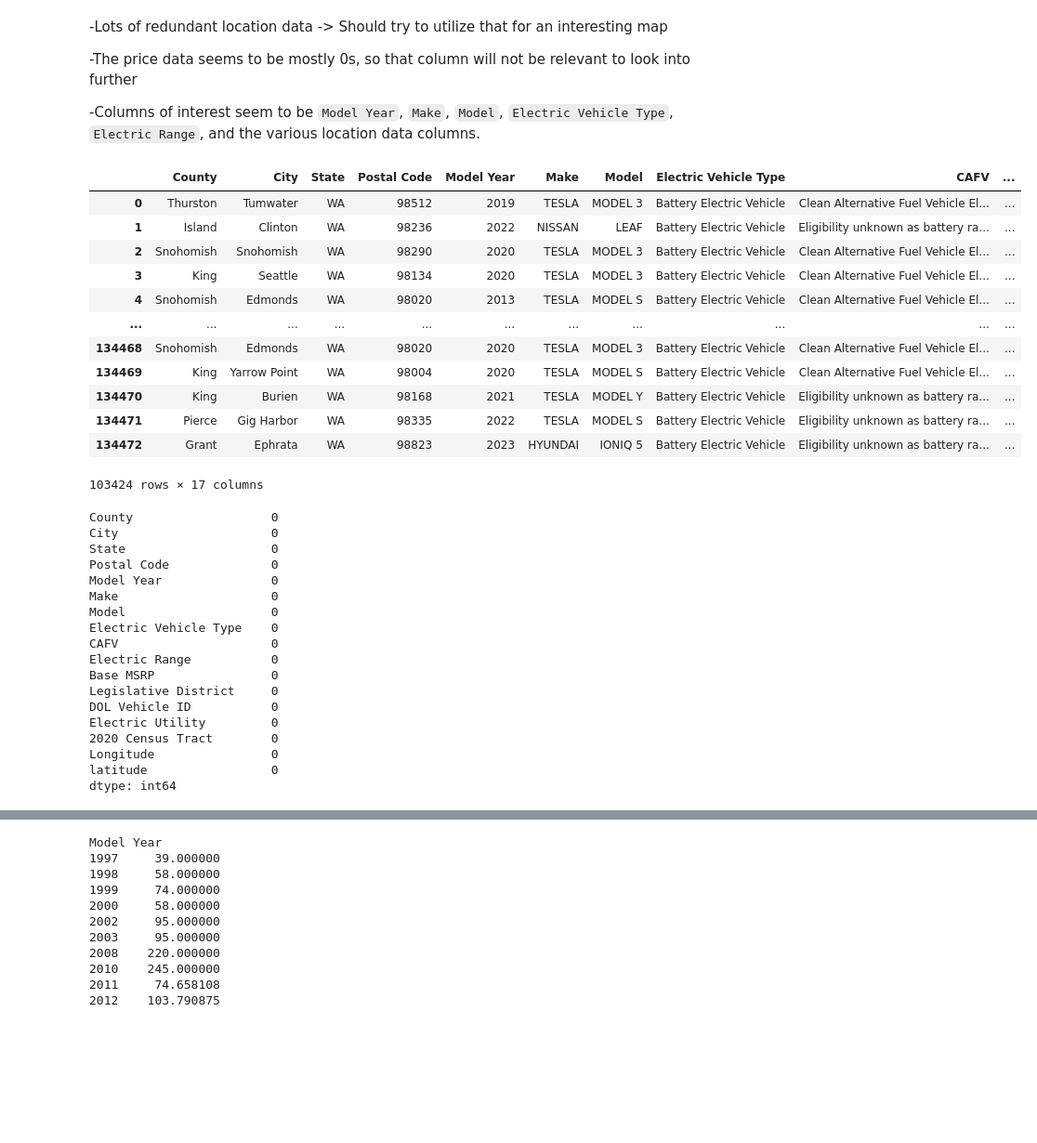
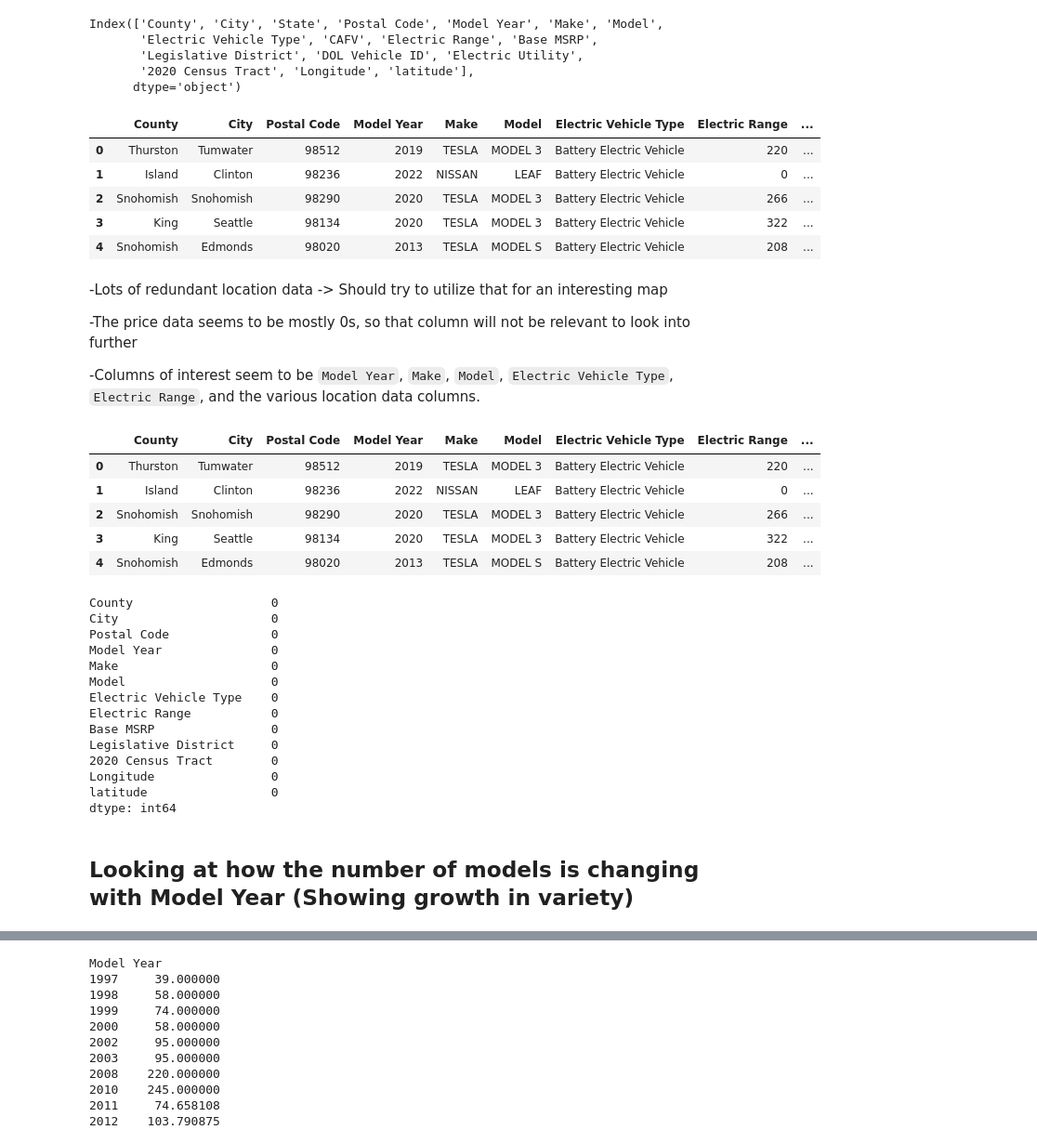
Before and after one commit to MichaelHowick/CS4580-EDA-Assignment, a Jupyter notebook: lk_notebook.ipynb, the cells around one changed output, grey strips where cells are left out. Shown at 93% size. Cells and saved outputs as stored; diff of their text form; code cells hidden in the pictures; blank space fills up the shorter version.

Commit message:
cleaned up, stats and maps

```diff
--- a/lk_notebook.ipynb
+++ b/lk_notebook.ipynb
@@ -36,3 +33,22 @@ df
+# %%
+df.columns
+# %% [output]
+Index(['County', 'City', 'State', 'Postal Code', 'Model Year', 'Make', 'Model',
+       'Electric Vehicle Type', 'CAFV', 'Electric Range', 'Base MSRP',
+       'Legislative District', 'DOL Vehicle ID', 'Electric Utility',
+       '2020 Census Tract', 'Longitude', 'latitude'],
+      dtype='object')
+# %%
+# Remove columns that aren't useful to simplify data exploration
+df = df.drop(['DOL Vehicle ID', 'Electric Utility', 'CAFV', 'State' ], axis=1)
+df.head()
+# %% [output]
+|  | County | City | Postal Code | Model Year | Make | Model | Electric Vehicle Type | Electric Range | ... |
+| 0 | Thurston | Tumwater | 98512 | 2019 | TESLA | MODEL 3 | Battery Electric Vehicle | 220 | ... |
+| 1 | Island | Clinton | 98236 | 2022 | NISSAN | LEAF | Battery Electric Vehicle | 0 | ... |
+| 2 | Snohomish | Snohomish | 98290 | 2020 | TESLA | MODEL 3 | Battery Electric Vehicle | 266 | ... |
+| 3 | King | Seattle | 98134 | 2020 | TESLA | MODEL 3 | Battery Electric Vehicle | 322 | ... |
+| 4 | Snohomish | Edmonds | 98020 | 2013 | TESLA | MODEL S | Battery Electric Vehicle | 208 | ... |
 # %% [markdown]
 
 -Lots of redundant location data -> Should try to utilize that for an interesting map
@@ -44,41 +60,31 @@ the various location data columns.
 # %%
 # Subsetted dataframe to only BEVs for some analysis
 bev_df = df[df['Electric Vehicle Type'] == 'Battery Electric Vehicle   ']
-bev_df
-#print(134474 * 0.77)
+bev_df.head()
 # %% [output]
-|  | County | City | State | Postal Code | Model Year | Make | Model | Electric Vehicle Type | CAFV | ... |
-| 0 | Thurston | Tumwater | WA | 98512 | 2019 | TESLA | MODEL 3 | Battery Electric Vehicle | Clean Alternative Fuel Vehicle El... | ... |
-| 1 | Island | Clinton | WA | 98236 | 2022 | NISSAN | LEAF | Battery Electric Vehicle | Eligibility unknown as battery ra... | ... |
-| 2 | Snohomish | Snohomish | WA | 98290 | 2020 | TESLA | MODEL 3 | Battery Electric Vehicle | Clean Alternative Fuel Vehicle El... | ... |
-| 3 | King | Seattle | WA | 98134 | 2020 | TESLA | MODEL 3 | Battery Electric Vehicle | Clean Alternative Fuel Vehicle El... | ... |
-| 4 | Snohomish | Edmonds | WA | 98020 | 2013 | TESLA | MODEL S | Battery Electric Vehicle | Clean Alternative Fuel Vehicle El... | ... |
-| ... | ... | ... | ... | ... | ... | ... | ... | ... | ... | ... |
-| 134468 | Snohomish | Edmonds | WA | 98020 | 2020 | TESLA | MODEL 3 | Battery Electric Vehicle | Clean Alternative Fuel Vehicle El... | ... |
-| 134469 | King | Yarrow Point | WA | 98004 | 2020 | TESLA | MODEL S | Battery Electric Vehicle | Clean Alternative Fuel Vehicle El... | ... |
-| 134470 | King | Burien | WA | 98168 | 2021 | TESLA | MODEL Y | Battery Electric Vehicle | Eligibility unknown as battery ra... | ... |
-| 134471 | Pierce | Gig Harbor | WA | 98335 | 2022 | TESLA | MODEL S | Battery Electric Vehicle | Eligibility unknown as battery ra... | ... |
-| 134472 | Grant | Ephrata | WA | 98823 | 2023 | HYUNDAI | IONIQ 5 | Battery Electric Vehicle | Eligibility unknown as battery ra... | ... |
+|  | County | City | Postal Code | Model Year | Make | Model | Electric Vehicle Type | Electric Range | ... |
+| 0 | Thurston | Tumwater | 98512 | 2019 | TESLA | MODEL 3 | Battery Electric Vehicle | 220 | ... |
+| 1 | Island | Clinton | 98236 | 2022 | NISSAN | LEAF | Battery Electric Vehicle | 0 | ... |
+| 2 | Snohomish | Snohomish | 98290 | 2020 | TESLA | MODEL 3 | Battery Electric Vehicle | 266 | ... |
+| 3 | King | Seattle | 98134 | 2020 | TESLA | MODEL 3 | Battery Electric Vehicle | 322 | ... |
+| 4 | Snohomish | Edmonds | 98020 | 2013 | TESLA | MODEL S | Battery Electric Vehicle | 208 | ... |
-103424 rows × 17 columns
 # %%
 # No Missing Data in dataframe
 df.isnull().sum()
 # %% [output]
 County                   0
 City                     0
-State                    0
 Postal Code              0
 Model Year               0
 Make                     0
 Model                    0
 Electric Vehicle Type    0
-CAFV                     0
 Electric Range           0
 Base MSRP                0
 Legislative District     0
-DOL Vehicle ID           0
-Electric Utility         0
 2020 Census Tract        0
 Longitude                0
 latitude                 0
 dtype: int64
+# %% [markdown]
+## Looking at how the number of models is changing with Model Year (Showing growth in variety)
```
Also changed, not shown: parts of 29 cells of this notebook, 6 other files.
